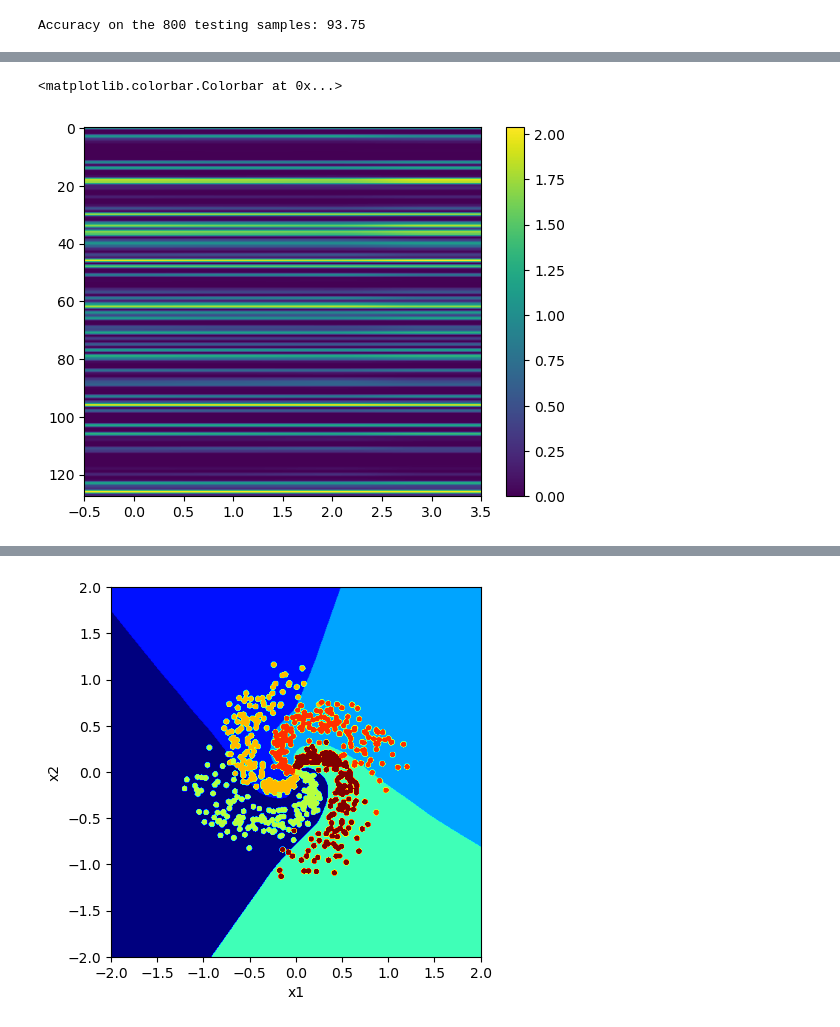
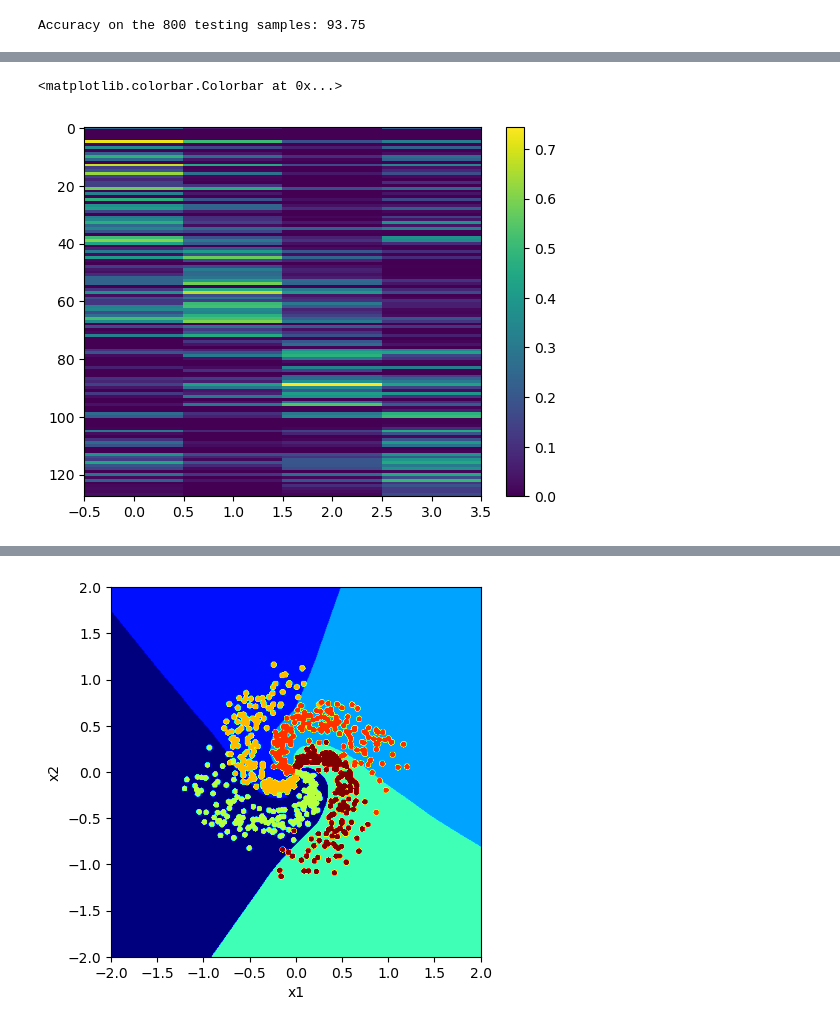
Before and after one commit to Milstein-Lab/Summer2024, a Jupyter notebook: Yash/spiral-neuralnet(1).ipynb, the cells around one changed output, grey strips where cells are left out. Cells and saved outputs as stored; diff of their text form; code cells hidden in the pictures.

Commit message:
Class averaged graphs of layers

```diff
--- a/Yash/spiral-neuralnet(1).ipynb
+++ b/Yash/spiral-neuralnet(1).ipynb
@@ -590,22 +533,20 @@ plt.colorbar()
 # %%
 # Class averaged graph for hidden layer 1
 
-hidden_activities_1 = net.hidden_outputs[0]
-max_indices_1 = hidden_activities_1.argmax(dim=1)
-sorted_indices_1 = max_indices_1.argsort()
-hidden_activities_1 = hidden_activities_1[sorted_indices_1]
-
 class_averaged_hidden_1 = torch.empty((net.processed_output.shape[1], net.hidden_outputs[0].shape[1]))
 for label1 in torch.arange(net.processed_output.shape[1]):
-    indexes1 = torch.where(labels == label1)[0]
+    indexes1 = torch.where(labels == label1)
     class_averaged_hidden_1[label1,:] = torch.mean(net.hidden_outputs[0][indexes1], dim=0)
 
+max_indices_1 = class_averaged_hidden_1.argmax(dim=0)
+sorted_indices_1 = max_indices_1.argsort()
+
 plt.figure()
-plt.imshow(class_averaged_hidden_1.T, aspect='auto')
+plt.imshow(class_averaged_hidden_1[:,sorted_indices_1].T, aspect='auto', interpolation='none')
 plt.colorbar()
 # %% [output]
 <matplotlib.colorbar.Colorbar at 0x...>
-[figure, old version]
+[figure, new version]
 # %%
 # Class averaged graph for hidden layer 2
 
```
Also changed, not shown: parts of 4 cells of this notebook.
